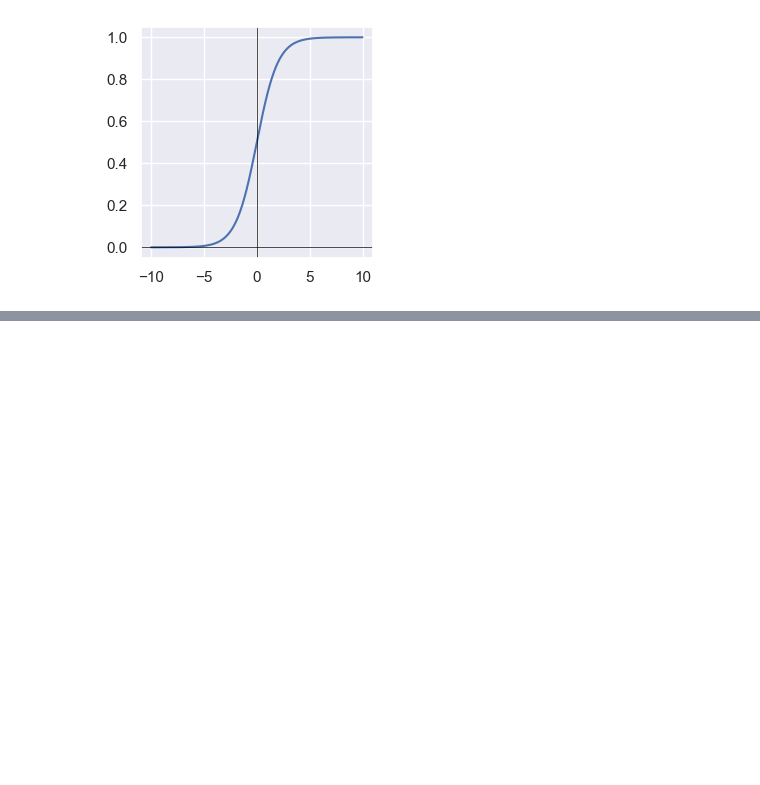
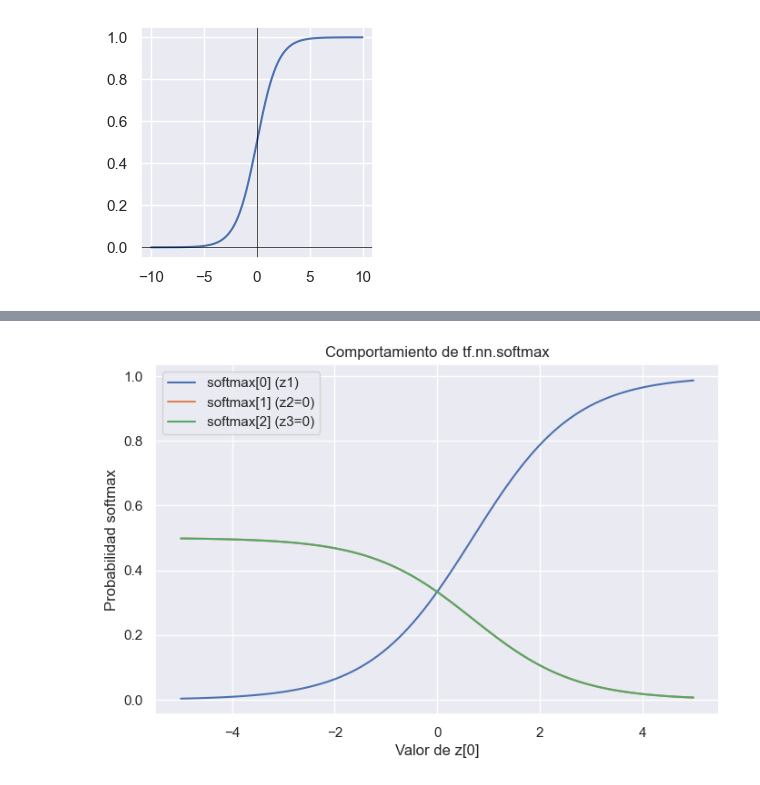
Before and after one commit to guille1006/Guia-Machine-learning, a Jupyter notebook: Neural Networks/Neural Networks.ipynb, the cells around one changed output, grey strips where cells are left out. Cells and saved outputs as stored; diff of their text form; code cells hidden in the pictures; blank space fills up the shorter version.

```diff
--- a/Neural Networks/Neural Networks.ipynb
+++ b/Neural Networks/Neural Networks.ipynb
@@ -183,0 +195,27 @@ draw_act_func(sigmoid)
+# %%
+from tensorflow.keras.activations import softmax
+
+z_vals = np.linspace(-5, 5, 100)
+softmax_outputs = []
+
+for z1 in z_vals:
+    z = tf.constant([z1, 0.0, 0.0], dtype=tf.float32)
+    s = tf.nn.softmax(z).numpy()
+    softmax_outputs.append(s)
+
+softmax_outputs = np.array(softmax_outputs)
+
+# Graficar los resultados
+plt.figure(figsize=(8, 5))
+plt.plot(z_vals, softmax_outputs[:, 0], label='softmax[0] (z1)')
+plt.plot(z_vals, softmax_outputs[:, 1], label='softmax[1] (z2=0)')
+plt.plot(z_vals, softmax_outputs[:, 2], label='softmax[2] (z3=0)')
+
+plt.title('Comportamiento de tf.nn.softmax')
+plt.xlabel('Valor de z[0]')
+plt.ylabel('Probabilidad softmax')
+plt.grid(True)
+plt.legend()
+plt.show()
+# %% [output]
+[figure, added]
```
Also changed, not shown: parts of 5 cells of this notebook.
